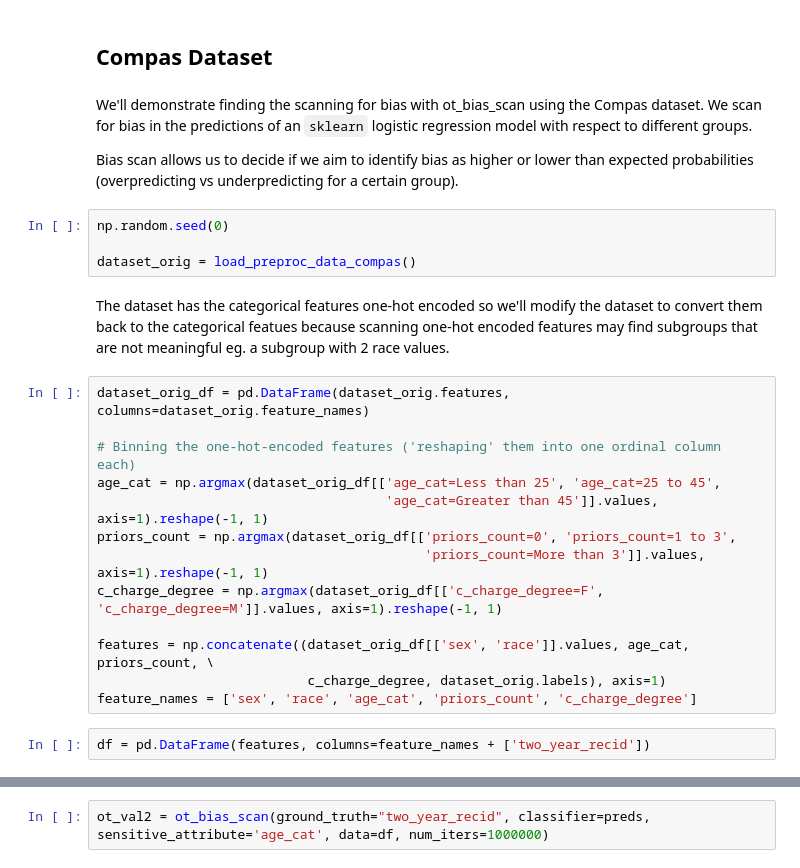
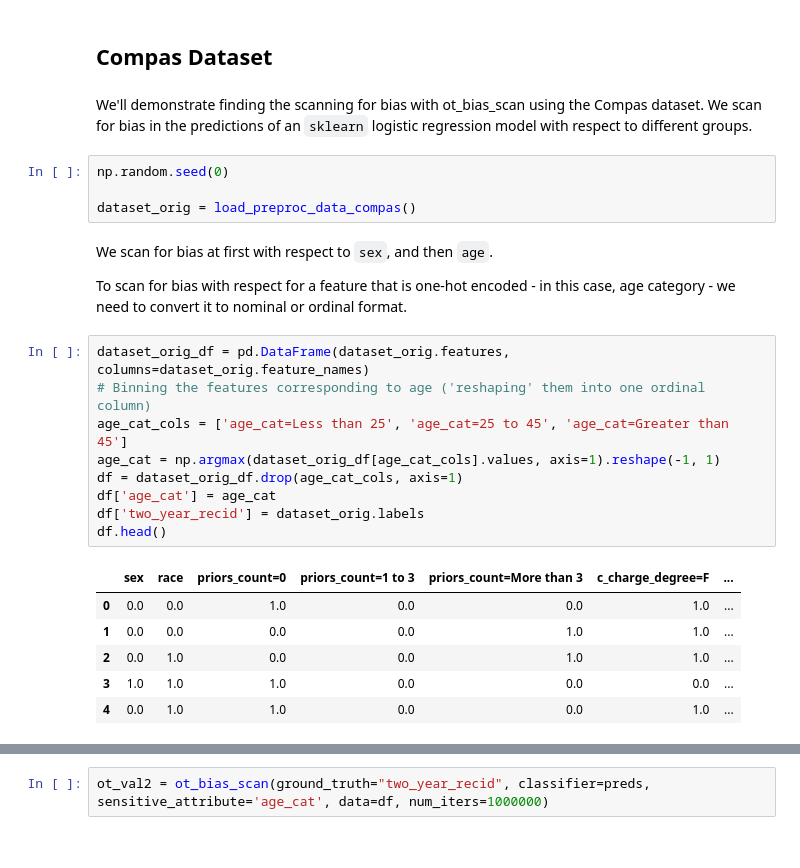
Before and after one commit to andrewklayk/AIF360, a Jupyter notebook: examples/demo_ot_detector.ipynb, the cells around one changed output, grey strips where cells are left out. Cells and saved outputs as stored; diff of their text form.

```diff
--- a/examples/demo_ot_detector.ipynb
+++ b/examples/demo_ot_detector.ipynb
@@ -266,27 +258,27 @@ The 'nopython' keyword argument was not supplied to the 'numba.jit' decorator. T
 ## Compas Dataset
 # %% [markdown]
 We'll demonstrate finding the scanning for bias with ot_bias_scan using the Compas dataset. We scan for bias in the predictions of an `sklearn` logistic regression model with respect to different groups.
-
-Bias scan allows us to decide if we aim to identify bias as higher or lower than expected probabilities (overpredicting vs underpredicting for a certain group).
 # %%
 np.random.seed(0)
 
 dataset_orig = load_preproc_data_compas()
-# %% [markdown]
-The dataset has the categorical features one-hot encoded so we'll modify the dataset to convert them back
-to the categorical featues because scanning one-hot encoded features may find subgroups that are not meaningful eg. a subgroup with 2 race values.
+# %% [markdown]
+We scan for bias at first with respect to `sex`, and then `age`.
+
+To scan for bias with respect for a feature that is one-hot encoded - in this case, age category - we need to convert it to nominal or ordinal format.
 # %%
 dataset_orig_df = pd.DataFrame(dataset_orig.features, columns=dataset_orig.feature_names)
-
-# Binning the one-hot-encoded features ('reshaping' them into one ordinal column each)
-age_cat = np.argmax(dataset_orig_df[['age_cat=Less than 25', 'age_cat=25 to 45',
-                                     'age_cat=Greater than 45']].values, axis=1).reshape(-1, 1)
-priors_count = np.argmax(dataset_orig_df[['priors_count=0', 'priors_count=1 to 3',
-                                          'priors_count=More than 3']].values, axis=1).reshape(-1, 1)
-c_charge_degree = np.argmax(dataset_orig_df[['c_charge_degree=F', 'c_charge_degree=M']].values, axis=1).reshape(-1, 1)
-
-features = np.concatenate((dataset_orig_df[['sex', 'race']].values, age_cat, priors_count, \
-                           c_charge_degree, dataset_orig.labels), axis=1)
-feature_names = ['sex', 'race', 'age_cat', 'priors_count', 'c_charge_degree']
+# Binning the features corresponding to age ('reshaping' them into one ordinal column)
+age_cat_cols = ['age_cat=Less than 25', 'age_cat=25 to 45', 'age_cat=Greater than 45']
+age_cat = np.argmax(dataset_orig_df[age_cat_cols].values, axis=1).reshape(-1, 1)
+df = dataset_orig_df.drop(age_cat_cols, axis=1)
+df['age_cat'] = age_cat
+df['two_year_recid'] = dataset_orig.labels
+df.head()
+# %% [output]
+|  | sex | race | priors_count=0 | priors_count=1 to 3 | priors_count=More than 3 | c_charge_degree=F | ... |
+| 0 | 0.0 | 0.0 | 1.0 | 0.0 | 0.0 | 1.0 | ... |
+| 1 | 0.0 | 0.0 | 0.0 | 0.0 | 1.0 | 1.0 | ... |
+| 2 | 0.0 | 1.0 | 0.0 | 0.0 | 1.0 | 1.0 | ... |
+| 3 | 1.0 | 1.0 | 1.0 | 0.0 | 0.0 | 0.0 | ... |
+| 4 | 0.0 | 1.0 | 1.0 | 0.0 | 0.0 | 1.0 | ... |
-# %%
-df = pd.DataFrame(features, columns=feature_names + ['two_year_recid'])
```
Also changed, not shown: parts of 31 cells of this notebook, 1 other file.
